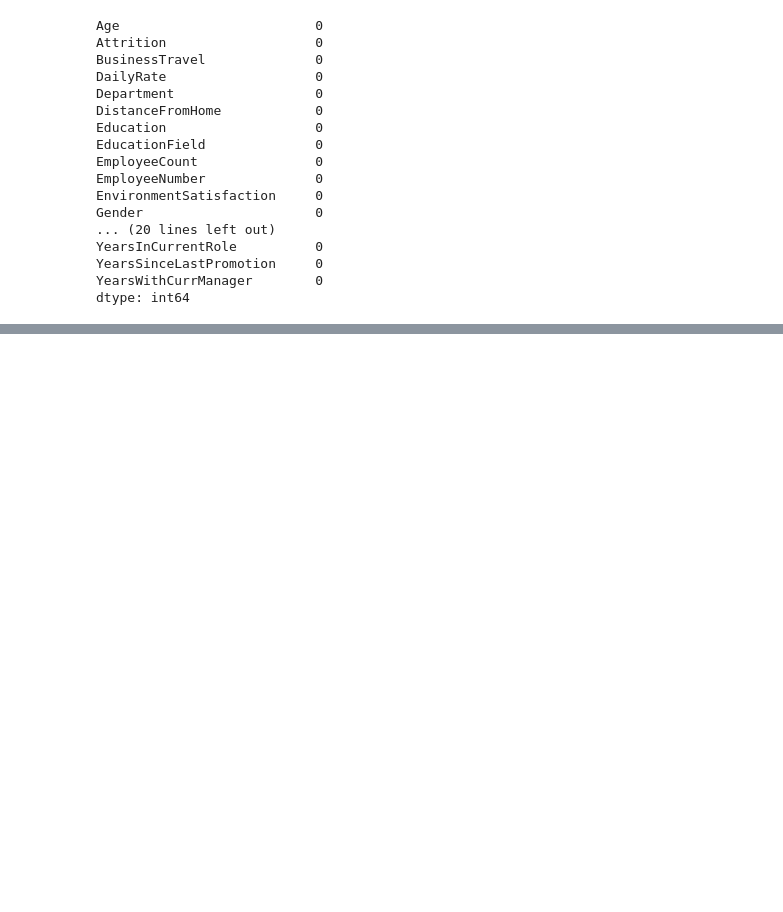
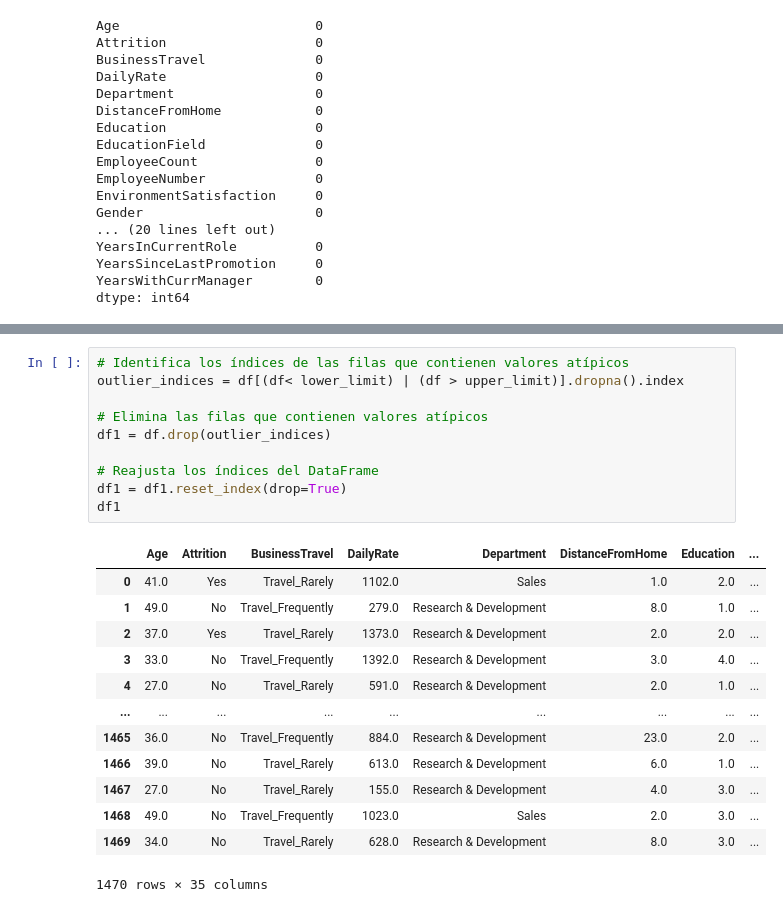
Before and after one commit to MoncadaMoncada/PROYECTO_3_HR_Analytics, a Jupyter notebook: Diana/proyecto_diana.ipynb, the cells around one changed output, grey strips where cells are left out. Drawn from its saved outputs; the diff is of its cells as text; blank space fills up the shorter version.

```diff
--- a/Diana/proyecto_diana.ipynb
+++ b/Diana/proyecto_diana.ipynb
@@ -183,0 +219,24 @@ dtype: int64
+# %%
+# Identifica los índices de las filas que contienen valores atípicos
+outlier_indices = df[(df< lower_limit) | (df > upper_limit)].dropna().index
+
+# Elimina las filas que contienen valores atípicos
+df1 = df.drop(outlier_indices)
+
+# Reajusta los índices del DataFrame
+df1 = df1.reset_index(drop=True)
+df1
+# %% [output]
+|  | Age | Attrition | BusinessTravel | DailyRate | Department | DistanceFromHome | Education | ... |
+| 0 | 41.0 | Yes | Travel_Rarely | 1102.0 | Sales | 1.0 | 2.0 | ... |
+| 1 | 49.0 | No | Travel_Frequently | 279.0 | Research & Development | 8.0 | 1.0 | ... |
+| 2 | 37.0 | Yes | Travel_Rarely | 1373.0 | Research & Development | 2.0 | 2.0 | ... |
+| 3 | 33.0 | No | Travel_Frequently | 1392.0 | Research & Development | 3.0 | 4.0 | ... |
+| 4 | 27.0 | No | Travel_Rarely | 591.0 | Research & Development | 2.0 | 1.0 | ... |
+| ... | ... | ... | ... | ... | ... | ... | ... | ... |
+| 1465 | 36.0 | No | Travel_Frequently | 884.0 | Research & Development | 23.0 | 2.0 | ... |
+| 1466 | 39.0 | No | Travel_Rarely | 613.0 | Research & Development | 6.0 | 1.0 | ... |
+| 1467 | 27.0 | No | Travel_Rarely | 155.0 | Research & Development | 4.0 | 3.0 | ... |
+| 1468 | 49.0 | No | Travel_Frequently | 1023.0 | Sales | 2.0 | 3.0 | ... |
+| 1469 | 34.0 | No | Travel_Rarely | 628.0 | Research & Development | 8.0 | 3.0 | ... |
+1470 rows × 35 columns
```
Also changed, not shown: parts of 3 cells of this notebook.
